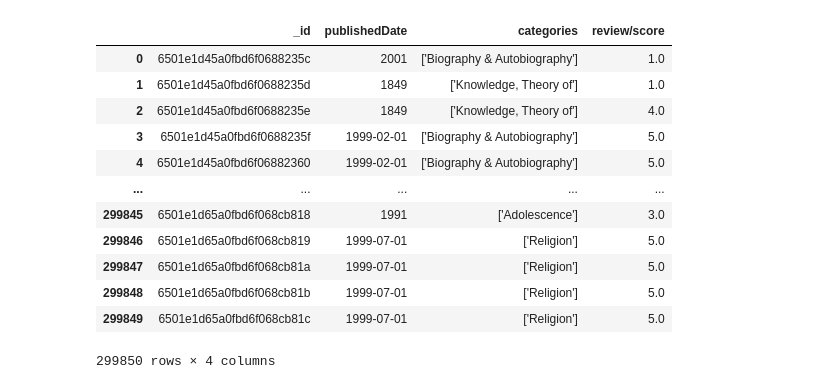
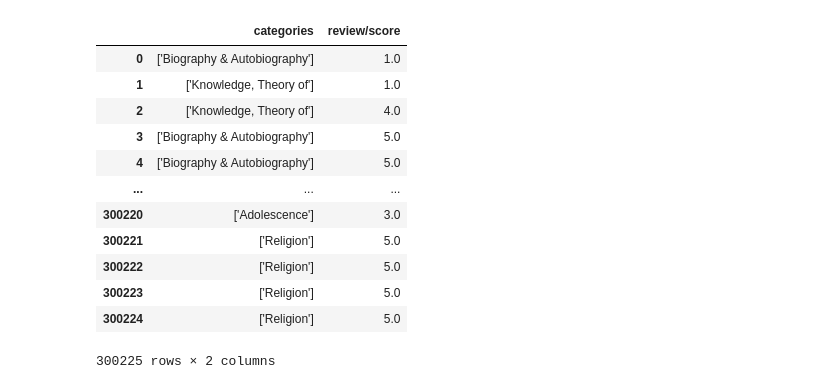
Before and after one commit to AndreaAlberti07/Amazon-books-reviews-ML, a Jupyter notebook: notebooks/hypotesis_testing/hypothesis_5.ipynb, the cells around one changed output. Cells and saved outputs as stored; diff of their text form; code cells hidden in the pictures.

```diff
--- a/notebooks/hypotesis_testing/hypothesis_5.ipynb
+++ b/notebooks/hypotesis_testing/hypothesis_5.ipynb
@@ -19,36 +25,38 @@ database = client['spark_db']
 books = database['books_joined']
 # %%
 # Define the aggregation pipeline
+from numpy import NaN
+
+
 pipeline = [
-        {
+    {
         "$project": {
             'review/score': 1,
-        'categories': 1,
-        'publishedDate': 1,
+            'categories': 1,
         }
     },
     {'$match': {
         'review/score': {'$exists': True, '$ne': 0.0},
         'categories': {'$exists': True, '$ne': None},
-        'publishedDate': {'$exists': True, '$ne': None},
     }
     }
 ]
 
 # Execute the aggregation query and create a DataFrame
 source_df = pd.DataFrame(list(books.aggregate(pipeline)))
+source_df = source_df.drop('_id', axis=1)
 source_df
 # %% [output]
-|  | _id | publishedDate | categories | review/score |
-| 0 | 6501e1d45a0fbd6f0688235c | 2001 | ['Biography & Autobiography'] | 1.0 |
-| 1 | 6501e1d45a0fbd6f0688235d | 1849 | ['Knowledge, Theory of'] | 1.0 |
-| 2 | 6501e1d45a0fbd6f0688235e | 1849 | ['Knowledge, Theory of'] | 4.0 |
-| 3 | 6501e1d45a0fbd6f0688235f | 1999-02-01 | ['Biography & Autobiography'] | 5.0 |
-| 4 | 6501e1d45a0fbd6f06882360 | 1999-02-01 | ['Biography & Autobiography'] | 5.0 |
-| ... | ... | ... | ... | ... |
-| 299845 | 6501e1d65a0fbd6f068cb818 | 1991 | ['Adolescence'] | 3.0 |
-| 299846 | 6501e1d65a0fbd6f068cb819 | 1999-07-01 | ['Religion'] | 5.0 |
-| 299847 | 6501e1d65a0fbd6f068cb81a | 1999-07-01 | ['Religion'] | 5.0 |
-| 299848 | 6501e1d65a0fbd6f068cb81b | 1999-07-01 | ['Religion'] | 5.0 |
-| 299849 | 6501e1d65a0fbd6f068cb81c | 1999-07-01 | ['Religion'] | 5.0 |
+|  | categories | review/score |
+| 0 | ['Biography & Autobiography'] | 1.0 |
+| 1 | ['Knowledge, Theory of'] | 1.0 |
+| 2 | ['Knowledge, Theory of'] | 4.0 |
+| 3 | ['Biography & Autobiography'] | 5.0 |
+| 4 | ['Biography & Autobiography'] | 5.0 |
+| ... | ... | ... |
+| 300220 | ['Adolescence'] | 3.0 |
+| 300221 | ['Religion'] | 5.0 |
+| 300222 | ['Religion'] | 5.0 |
+| 300223 | ['Religion'] | 5.0 |
+| 300224 | ['Religion'] | 5.0 |
-299850 rows × 4 columns
+300225 rows × 2 columns
```
Also changed, not shown: parts of 9 cells of this notebook, 4 other files.
